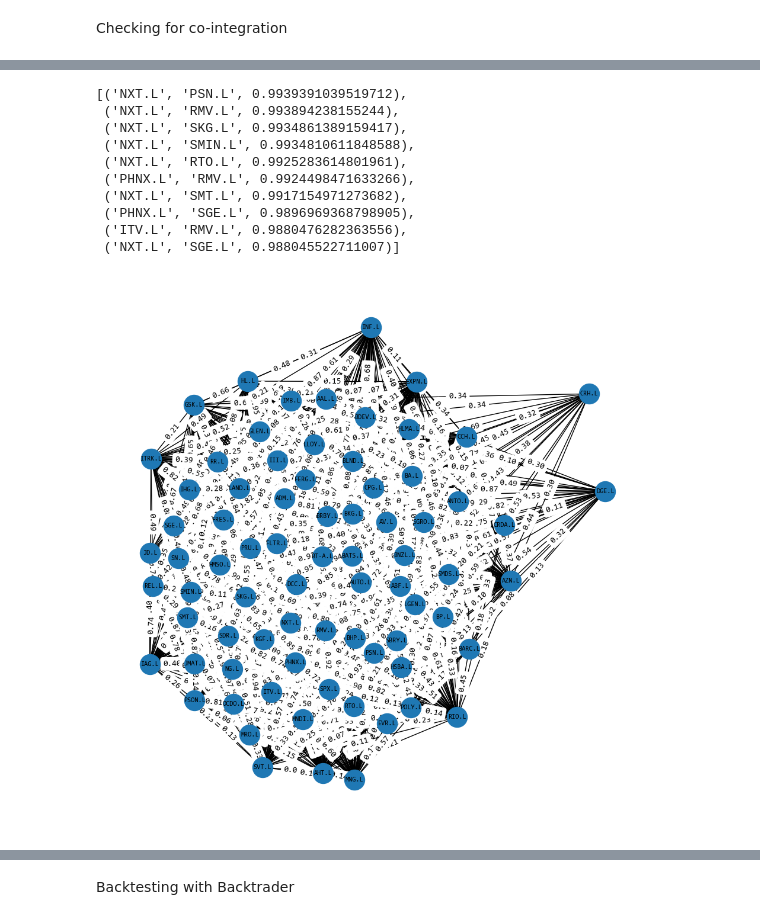
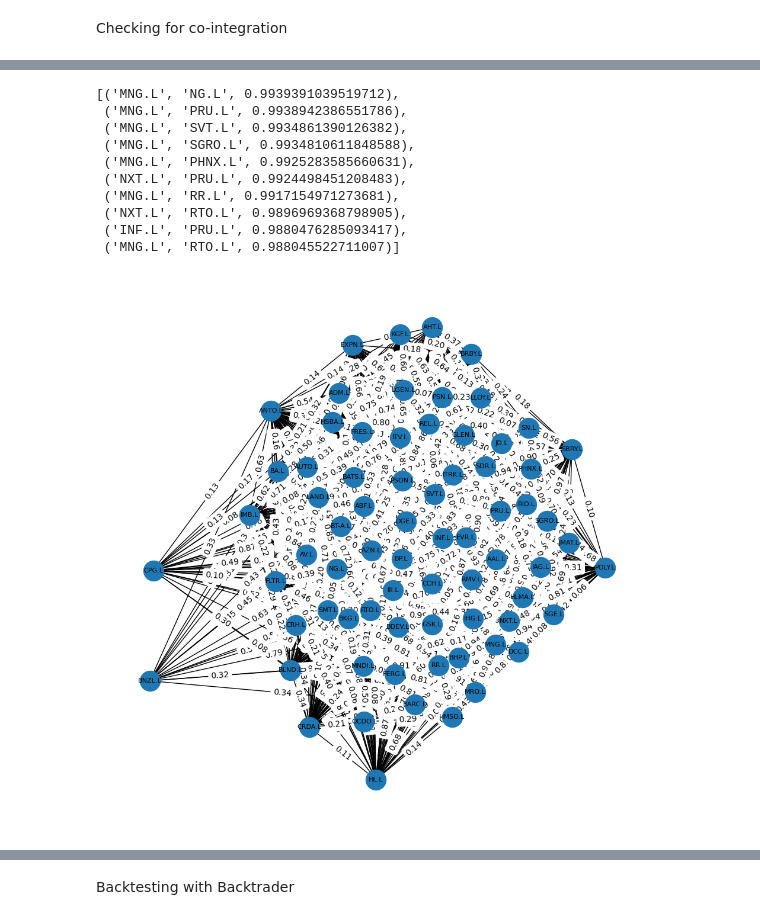
Before and after one commit to AryanLangeh02/algo-trading-bot, a Jupyter notebook: pairs_trading.ipynb, the cells around one changed output, grey strips where cells are left out. Drawn from its saved outputs; the diff is of its cells as text; code cells hidden in the pictures.

Commit message:
refining visualizations

```diff
--- a/pairs_trading.ipynb
+++ b/pairs_trading.ipynb
@@ -57,6 +58,7 @@ def find_cointegrated_pairs(data):
     pvalue_matrix = np.ones((n, n))
     keys = data.keys()
     pairs = []
+    significant_tickers = set()  # Set to hold tickers with at least one significant p-value
     for i in range(n):
         for j in range(i+1, n):
             S1 = data[keys[i]]
@@ -68,4 +70,13 @@ def find_cointegrated_pairs(data):
             pvalue_matrix[i, j] = pvalue
             if pvalue < 0.05:
                 pairs.append((keys[i], keys[j]))
-    return score_matrix, pvalue_matrix, pairs
+                significant_tickers.add(keys[i])
+                significant_tickers.add(keys[j])
+                    # Convert the set to a list and sort it for consistency
+    significant_tickers = sorted(list(significant_tickers))
+
+    # Filter the matrices to include only rows/columns for significant tickers
+    indices = [keys.get_loc(ticker) for ticker in significant_tickers]
+    filtered_pvalue_matrix = pvalue_matrix[np.ix_(indices, indices)]
+
+    return score_matrix, filtered_pvalue_matrix, pairs, significant_tickers
@@ -83,0 +83,2 @@ seaborn.heatmap(
+# %%
+score_matrix, filtered_pvalue_matrix, pairs, significant_tickers = find_cointegrated_pairs(data)
@@ -84,12 +125,12 @@ seaborn.heatmap(
 # %%
 # Extract pairs where p-value is less than 0.05
 pairs_to_consider = []
-n = pvalues.shape[0]  # Assuming pvalues is a square matrix
+n = filtered_pvalue_matrix.shape[0]  # Assuming filtered_pvalue_matrix is a square matrix
 
 for i in range(n):
     for j in range(i+1, n):
-        if pvalues[i, j] >= 0.05:
-            pairs_to_consider.append((ftse100_tickers[i], ftse100_tickers[j], pvalues[i, j]))
+        if filtered_pvalue_matrix[i, j] >= 0.05:
+            pairs_to_consider.append((ftse100_tickers[i], ftse100_tickers[j], filtered_pvalue_matrix[i, j]))
 
 # Sort pairs by p-value
 pairs_to_consider.sort(key=lambda x: x[2], reverse=True)
@@ -97,53 +138,53 @@ pairs_to_consider.sort(key=lambda x: x[2], reverse=True)
 # Print the pairs
 pairs_to_consider[:10]
 # %% [output]
-[('NXT.L', 'PSN.L', 0.9939391039519712),
- ('NXT.L', 'RMV.L', 0.993894238155244),
- ('NXT.L', 'SKG.L', 0.9934861389159417),
- ('NXT.L', 'SMIN.L', 0.9934810611848588),
- ('NXT.L', 'RTO.L', 0.9925283614801961),
- ('PHNX.L', 'RMV.L', 0.9924498471633266),
- ('NXT.L', 'SMT.L', 0.9917154971273682),
- ('PHNX.L', 'SGE.L', 0.9896969368798905),
- ('ITV.L', 'RMV.L', 0.9880476282363556),
- ('NXT.L', 'SGE.L', 0.988045522711007)]
+[('MNG.L', 'NG.L', 0.9939391039519712),
+ ('MNG.L', 'PRU.L', 0.9938942386551786),
+ ('MNG.L', 'SVT.L', 0.9934861390126382),
+ ('MNG.L', 'SGRO.L', 0.9934810611848588),
+ ('MNG.L', 'PHNX.L', 0.9925283585660631),
+ ('NXT.L', 'PRU.L', 0.9924498451208483),
+ ('MNG.L', 'RR.L', 0.9917154971273681),
+ ('NXT.L', 'RTO.L', 0.9896969368798905),
+ ('INF.L', 'PRU.L', 0.9880476285093417),
+ ('MNG.L', 'RTO.L', 0.988045522711007)]
 # %%
 # Create a new graph
 plt.figure(facecolor='white', figsize=(12, 12))
 G = nx.Graph()
 
-# Assuming pvalues is a square matrix
-n = pvalues.shape[0]
+# Assuming filtered_pvalue_matrix is a square matrix
+n = filtered_pvalue_matrix.shape[0]
 
 # Add nodes
 for ticker in ftse100_tickers[:n]:
     G.add_node(ticker)
 
 # Add edges for significantly cointegrated pairs
 for i in range(n):
     for j in range(i+1, n):
-        if pvalues[i, j] >= 0.05:
-            G.add_edge(ftse100_tickers[i], ftse100_tickers[j], weight=pvalues[i, j])
+        if filtered_pvalue_matrix[i, j] >= 0.05:
+            G.add_edge(ftse100_tickers[i], ftse100_tickers[j], weight=filtered_pvalue_matrix[i, j])
 
 # Draw the graph with more spread-out nodes
 # pos = nx.spring_layout(G, k=0.25)  # increasing k will spread nodes apart
 pos = nx.spring_layout(G)  # increasing k will spread nodes apart
 
 # Draw nodes
 nx.draw_networkx_nodes(G, pos, node_size=600)
 
 # Draw edges
 nx.draw_networkx_edges(G, pos)
 
 # Draw labels
 nx.draw_networkx_labels(G, pos, font_size=8, font_family="sans-serif")
 
 # Draw labels for edges to show weight (p-value in this case)
 edge_labels = {(n1, n2): f"{d['weight']:.2f}" for n1, n2, d in G.edges(data=True)}
 nx.draw_networkx_edge_labels(G, pos, edge_labels=edge_labels)
 
 # Show the plot
 plt.axis("off")
 plt.show()
 # %% [output]
-[figure, old version]
+[figure, new version]
```
Also changed, not shown: parts of 11 cells of this notebook, 1 other file.
